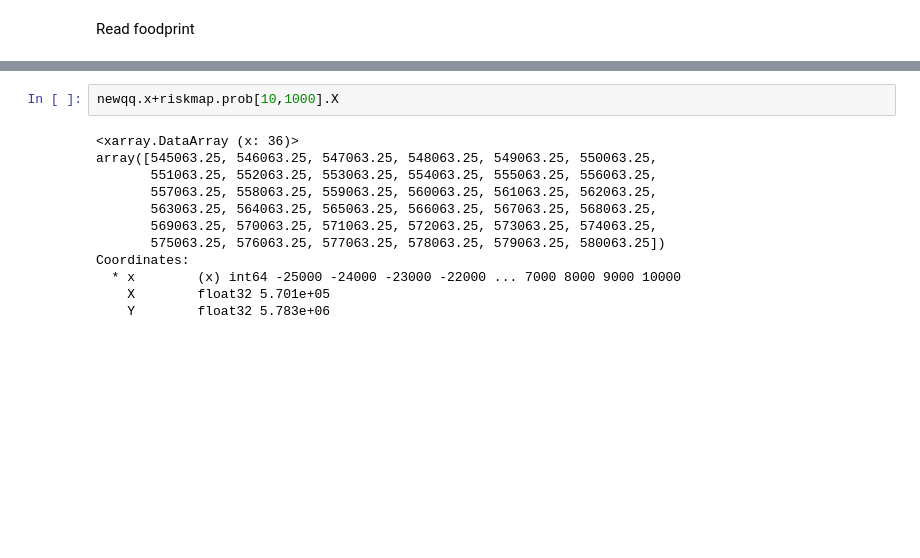
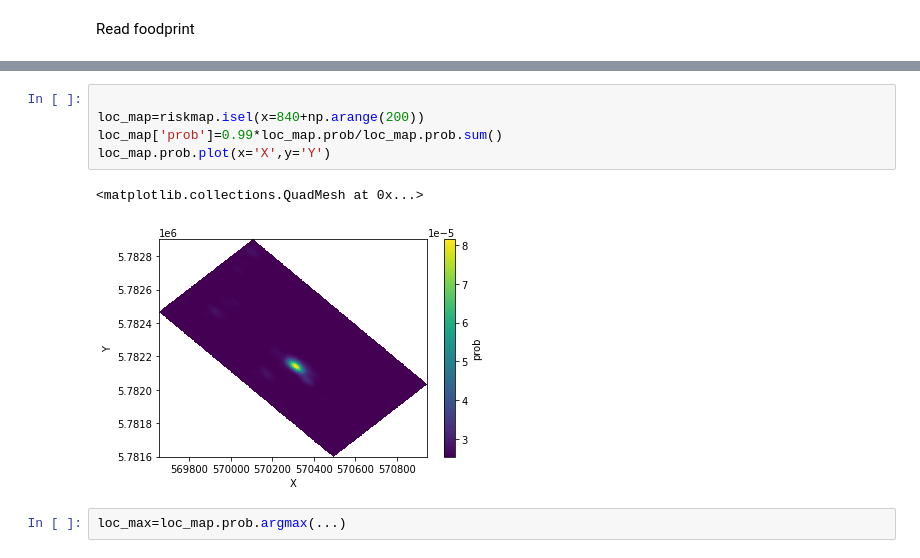
Before and after one commit to galendal/JGR17, a Jupyter notebook: all.ipynb, the cells around one changed output, grey strips where cells are left out. Cells and saved outputs as stored; diff of their text form; blank space fills up the shorter version.

```diff
--- a/all.ipynb
+++ b/all.ipynb
@@ -65,14 +45,10 @@ Coordinates:
-# %%
-newqq.x+riskmap.prob[10,1000].X
-# %% [output]
-<xarray.DataArray (x: 36)>
-array([545063.25, 546063.25, 547063.25, 548063.25, 549063.25, 550063.25,
-       551063.25, 552063.25, 553063.25, 554063.25, 555063.25, 556063.25,
-       557063.25, 558063.25, 559063.25, 560063.25, 561063.25, 562063.25,
-       563063.25, 564063.25, 565063.25, 566063.25, 567063.25, 568063.25,
-       569063.25, 570063.25, 571063.25, 572063.25, 573063.25, 574063.25,
-       575063.25, 576063.25, 577063.25, 578063.25, 579063.25, 580063.25])
-Coordinates:
-  * x        (x) int64 -25000 -24000 -23000 -22000 ... 7000 8000 9000 10000
-    X        float32 5.701e+05
-    Y        float32 5.783e+06
+# %%
+
+loc_map=riskmap.isel(x=840+np.arange(200))
+loc_map['prob']=0.99*loc_map.prob/loc_map.prob.sum()
+loc_map.prob.plot(x='X',y='Y')
+# %% [output]
+<matplotlib.collections.QuadMesh at 0x...>
+[figure, added]
+# %%
+loc_max=loc_map.prob.argmax(...)
```
Also changed, not shown: parts of 11 cells of this notebook.
